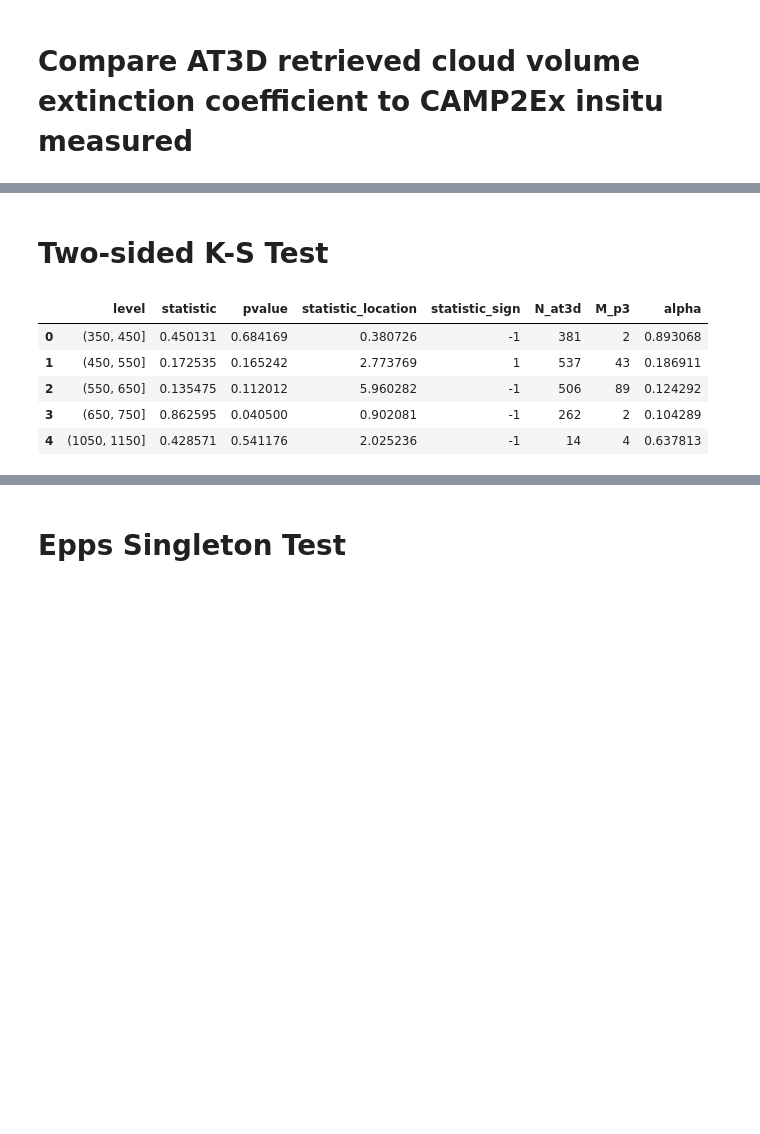
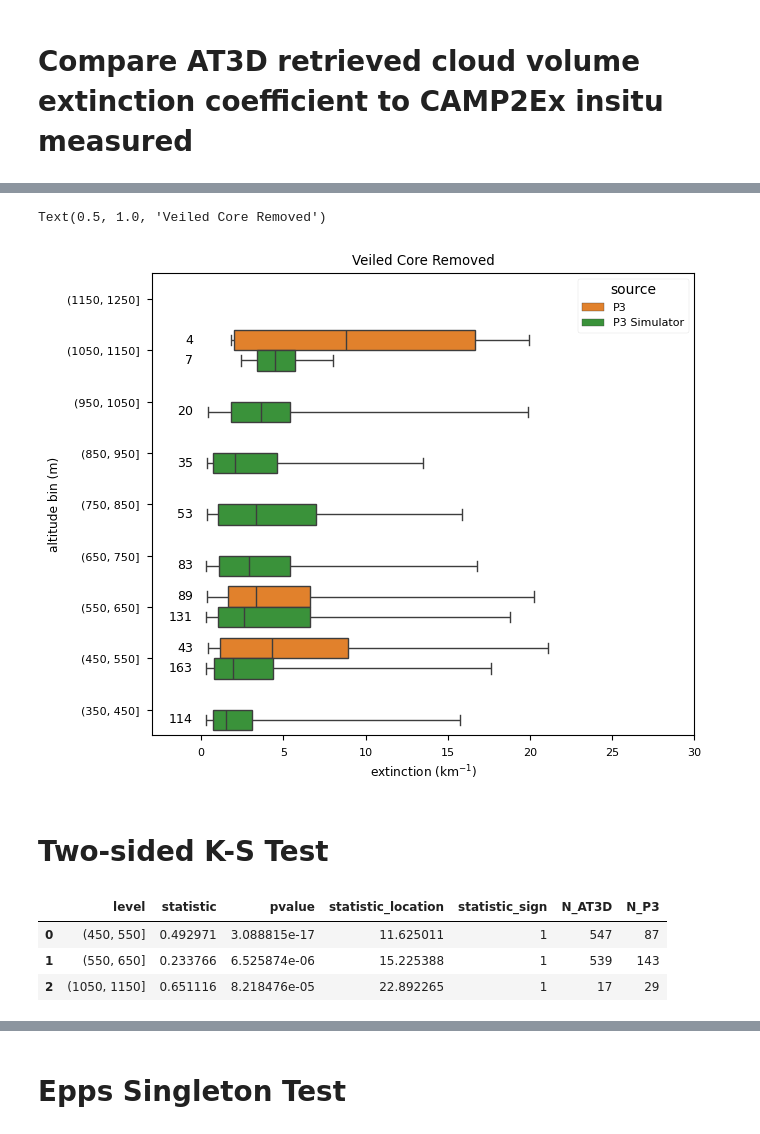
Before and after one commit to jlun17/misr-at3d-camp2ex, a Jupyter notebook: notebooks/investigation/single_retrieval/CAMP2Ex_insitu.ipynb, the cells around one changed output, grey strips where cells are left out. Saved outputs shown, nothing was run; the diff lists cells and outputs as text; code cells hidden in the pictures; blank space fills up the shorter version.

```diff
--- a/notebooks/investigation/single_retrieval/CAMP2Ex_insitu.ipynb
+++ b/notebooks/investigation/single_retrieval/CAMP2Ex_insitu.ipynb
@@ -274,31 +409,44 @@ Text(0.5, 1.0, 'Veiled Core Removed')
+# %%
+box_kwargs = {
+    'x': 'extinction',
+    'y': 'altitude_bin',
+    'hue': 'source',
+    'palette': {
+        'P3': 'tab:orange',
+        'AT3D': 'tab:blue',
+        'P3 Simulator': 'tab:green'
+    },
+    'order': [f'({bins[i]}, {bins[i+1]}]' for i in range(len(bins) - 2, -1, -1)],
+    'whis':(0, 100),
+}
+
+f, ax = plt.subplots(1, 1, figsize=(7,6), sharex=True)
+sns.boxplot(p3_at3d[p3_at3d['isVeiled'] == False], ax=ax, **box_kwargs)
+
+# Add sample count annotations
+altitude_order = [f'({bins[i]}, {bins[i+1]}]' for i in range(len(bins) - 2, -1, -1)]
+sources = p3_at3d['source'].unique()
+sample_counts = p3_at3d[p3_at3d['isVeiled'] == False].groupby(['altitude_bin', 'source']).size().unstack(fill_value=0)
+
+# Convert categorical index to string for comparison
+sample_counts.index = sample_counts.index.astype(str)
+
+for i, altitude in enumerate(altitude_order):
+    if altitude in sample_counts.index:
+        for j, source in enumerate(sources):
+            if source in sample_counts.columns:
+                count = sample_counts.loc[altitude, source]
+                if count > 0:
+                    # Position text to the left of each box
+                    y_pos = i + (j - len(sources)/2 + 0.5) * 0.8 / len(sources)
+                    ax.text(-0.5, y_pos, f'{count}', ha='right', va='center', fontsize=9)
+
+ax.set_xlim(-3, 30)
+ax.set_ylabel('altitude bin (m)')
+ax.set_xlabel(r'extinction (km$^{-1}$)')
+ax.set_title('Veiled Core Removed')
+# %% [output]
+Text(0.5, 1.0, 'Veiled Core Removed')
+[figure, added]
 # %% [markdown]
 # Two-sided K-S Test
-# %%
-rows = []
-for i in range(len(bins) - 1):
-    level = pd.Interval(left=bins[i], right=bins[i+1], closed='right')
-    at3d_ext = at3d_cloud.loc[at3d_cloud['altitude_bin'] == level, 'extinction']
-    p3_ext = p3_subset.loc[p3_subset['altitude_bin'] == level, 'ext_km']
-    if((len(at3d_ext) > 0) & (len(p3_ext) > 0)):
-        # result = stats.kstest(at3d_ext, p3_ext)
-        result = stats.ks_2samp(at3d_ext, p3_ext, method='exact')
-        row = {
-            'level': level,
-            'statistic': result.statistic,
-            'pvalue': result.pvalue,
-            'statistic_location': result.statistic_location,
-            'statistic_sign': result.statistic_sign,
-            'N_at3d': len(at3d_ext),
-            'M_p3': len(p3_ext)
-        }
-        rows.append(row)
-ks_stats = pd.DataFrame(rows, columns=[n for n in row])
-ks_stats['alpha'] = 2*np.exp((-2*ks_stats['M_p3']*ks_stats['statistic']**2)/(1+(ks_stats['M_p3']/ks_stats['N_at3d'])))
-ks_stats
-# %% [output]
-|  | level | statistic | pvalue | statistic_location | statistic_sign | N_at3d | M_p3 | alpha |
-| 0 | (350, 450] | 0.450131 | 0.684169 | 0.380726 | -1 | 381 | 2 | 0.893068 |
-| 1 | (450, 550] | 0.172535 | 0.165242 | 2.773769 | 1 | 537 | 43 | 0.186911 |
-| 2 | (550, 650] | 0.135475 | 0.112012 | 5.960282 | -1 | 506 | 89 | 0.124292 |
-| 3 | (650, 750] | 0.862595 | 0.040500 | 0.902081 | -1 | 262 | 2 | 0.104289 |
-| 4 | (1050, 1150] | 0.428571 | 0.541176 | 2.025236 | -1 | 14 | 4 | 0.637813 |
@@ -304,0 +481,7 @@ ks_stats
+# %%
+at3dVp3
+# %% [output]
+|  | level | statistic | pvalue | statistic_location | statistic_sign | N_AT3D | N_P3 |
+| 0 | (450, 550] | 0.492971 | 3.088815e-17 | 11.625011 | 1 | 547 | 87 |
+| 1 | (550, 650] | 0.233766 | 6.525874e-06 | 15.225388 | 1 | 539 | 143 |
+| 2 | (1050, 1150] | 0.651116 | 8.218476e-05 | 22.892265 | 1 | 17 | 29 |
```
Also changed, not shown: parts of 17 cells of this notebook, 1 other file.
